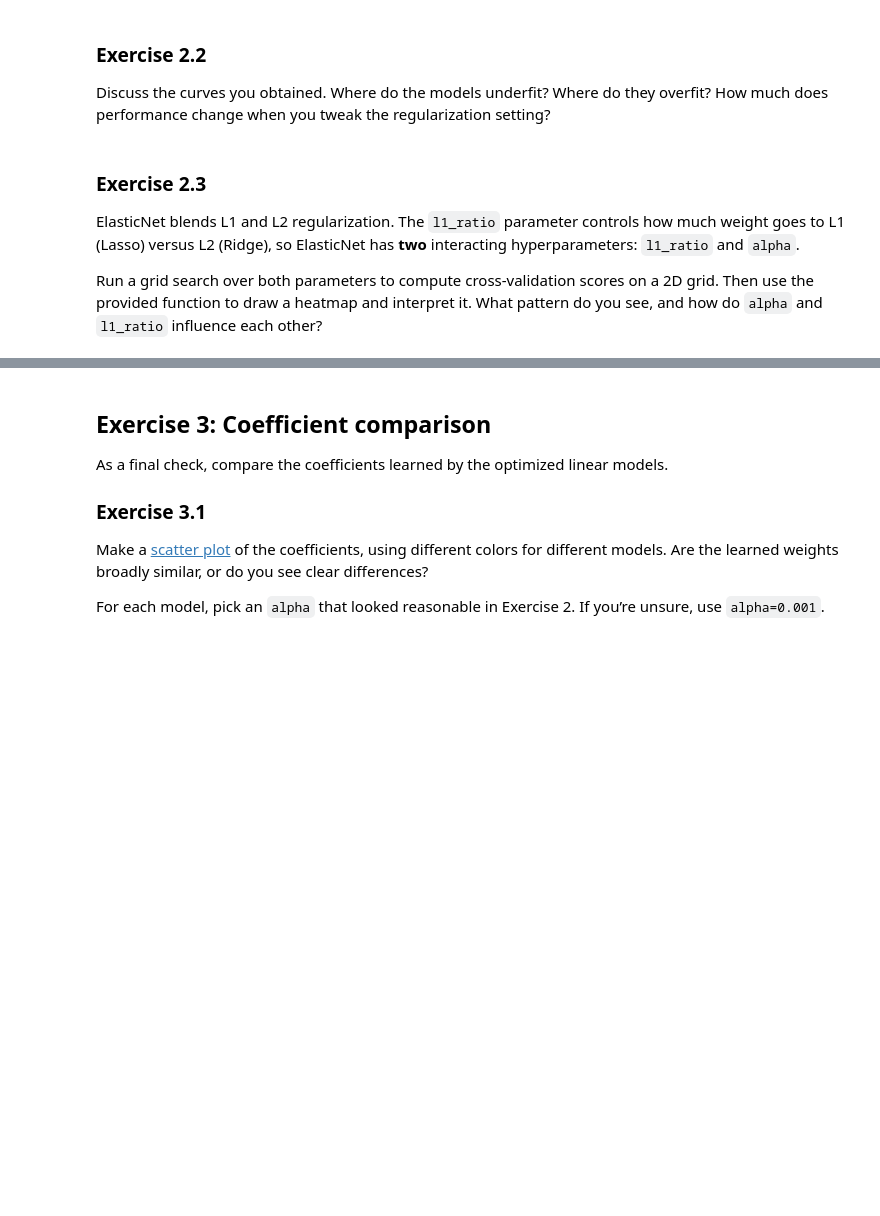
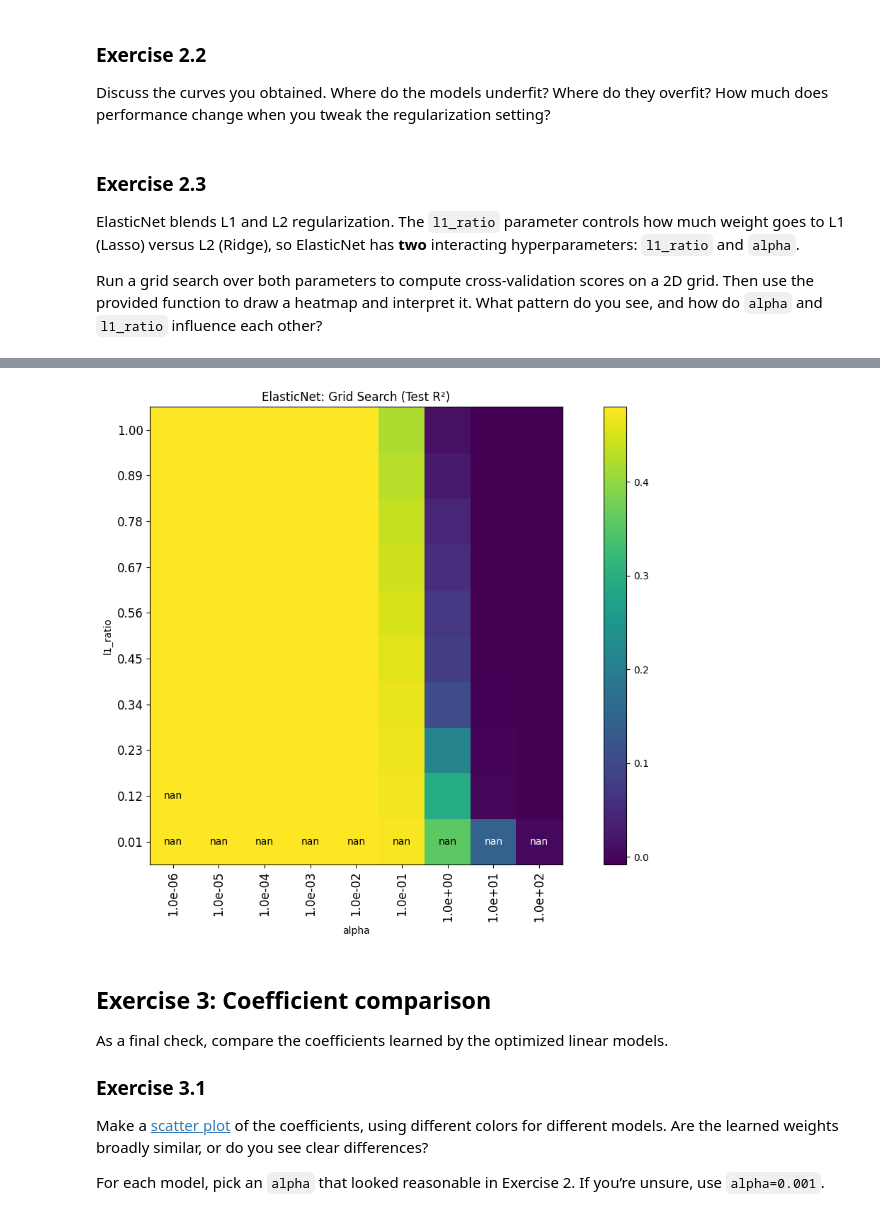
Before and after one commit to certainlynotnathan/ML_Regression_Model_Summative-, a Jupyter notebook: Regression_Model_Summative.ipynb, the cells around one changed output, grey strips where cells are left out. Drawn from its saved outputs; the diff is of its cells as text; code cells hidden in the pictures; blank space fills up the shorter version.

```diff
--- a/Regression_Model_Summative.ipynb
+++ b/Regression_Model_Summative.ipynb
@@ -177,8 +271,49 @@ def heatmap(values, xlabel, ylabel, xticklabels, yticklabels, cmap=None,
                 c = 'k'
             else:
                 c = 'w'
-            ax.text(x, y, fmt % value, color=c, ha="center", va="center", size=10)
+            # Fix: Ensure value is a scalar before formatting
+            if np.ma.is_masked(value):
+                display_value = np.nan
+            elif isinstance(value, (np.ndarray, np.generic)):
+                # Safely extract scalar from 0-D or 1-D (size 1) array
+                # This covers np.float64, np.array([float]), and MaskedConstant
+                try:
+                    display_value = value.item()
+                except ValueError: # e.g., if value is a multi-element MaskedArray unexpectedly
+                    display_value = np.nan # Fallback to NaN
+            else:
+                display_value = value # Already a Python float
+            ax.text(x, y, fmt % display_value, color=c, ha="center", va="center", size=10)
     return img
+# %%
+# --- Exercise 2.3: ElasticNet 2D grid search ---
+from sklearn.model_selection import GridSearchCV
+
+en_alphas = np.logspace(-6, 2, 9)
+en_l1_ratios = np.linspace(0.01, 1.0, 10)
+
+param_grid = {'alpha': en_alphas, 'l1_ratio': en_l1_ratios}
+grid = GridSearchCV(ElasticNet(), param_grid, cv=5, scoring='r2', return_train_score=True)
+grid.fit(X, y)
+
+# Reshape mean test scores into a 2D array (l1_ratio x alpha)
+scores_matrix = np.array(grid.cv_results_['mean_test_score']).reshape(len(en_alphas), len(en_l1_ratios)).T
+
+fig, ax = plt.subplots(figsize=(12, 8))
+heatmap(scores_matrix,
+        xlabel='alpha',
+        ylabel='l1_ratio',
+        xticklabels=[f'{a:.1e}' for a in en_alphas],
+        yticklabels=[f'{r:.2f}' for r in en_l1_ratios],
+        cmap='viridis',
+        ax=ax,
+        printvalues=True)
+ax.set_title('ElasticNet: Grid Search (Test R²)')
+plt.colorbar(ax.get_children()[0], ax=ax)
+plt.tight_layout()
+plt.show()
+# %% [output]
+[figure, added]
 # %% [markdown]
 ## Exercise 3: Coefficient comparison
 As a final check, compare the coefficients learned by the optimized linear models.
```
Also changed, not shown: parts of 9 cells of this notebook.
